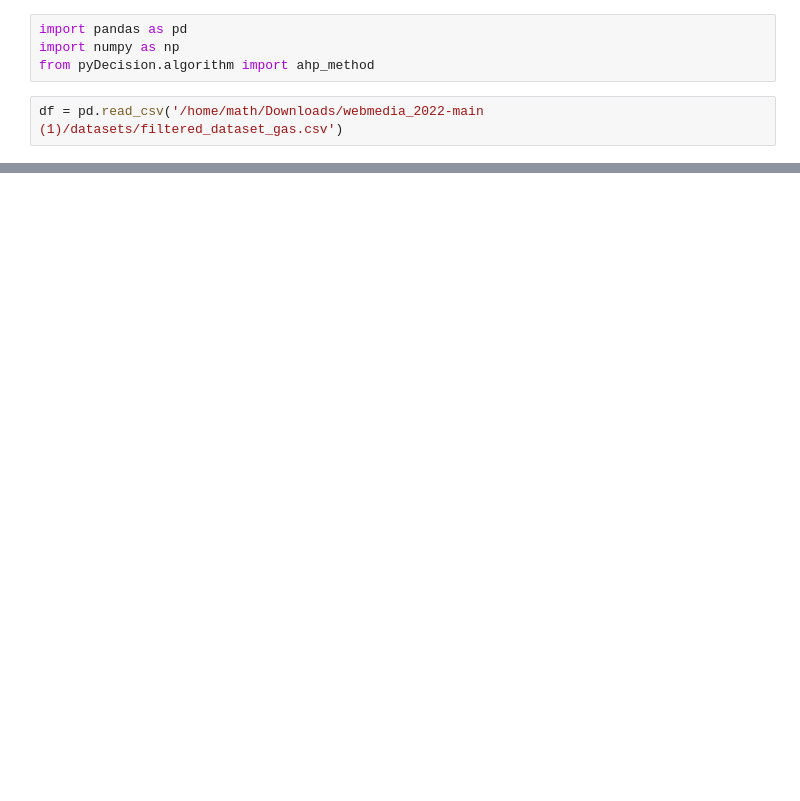
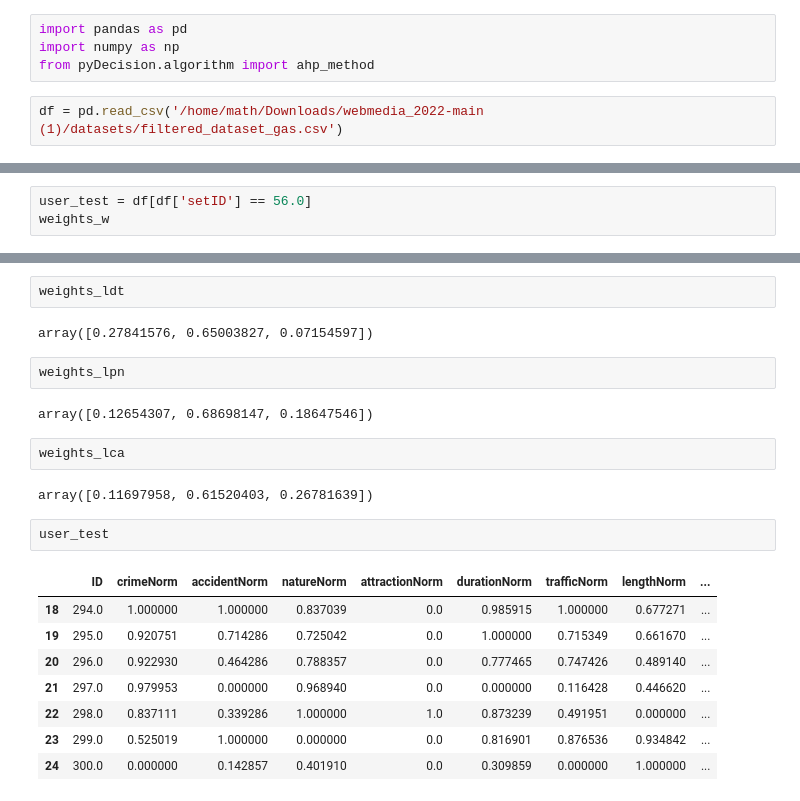
Before and after one commit to chsantos234/webmedia_2022, a Jupyter notebook: main.ipynb, the cells around one changed output, grey strips where cells are left out. Drawn from its saved outputs; the diff is of its cells as text; blank space fills up the shorter version.

```diff
--- a/main.ipynb
+++ b/main.ipynb
@@ -41,0 +129,3 @@ The solution is consistent
+# %%
+user_test = df[df['setID'] == 56.0]
+weights_w
@@ -41,0 +214,23 @@ The solution is consistent
+# %%
+weights_ldt
+# %% [output]
+array([0.27841576, 0.65003827, 0.07154597])
+# %%
+weights_lpn
+# %% [output]
+array([0.12654307, 0.68698147, 0.18647546])
+# %%
+weights_lca
+# %% [output]
+array([0.11697958, 0.61520403, 0.26781639])
+# %%
+user_test
+# %% [output]
+|  | ID | crimeNorm | accidentNorm | natureNorm | attractionNorm | durationNorm | trafficNorm | lengthNorm | ... |
+| 18 | 294.0 | 1.000000 | 1.000000 | 0.837039 | 0.0 | 0.985915 | 1.000000 | 0.677271 | ... |
+| 19 | 295.0 | 0.920751 | 0.714286 | 0.725042 | 0.0 | 1.000000 | 0.715349 | 0.661670 | ... |
+| 20 | 296.0 | 0.922930 | 0.464286 | 0.788357 | 0.0 | 0.777465 | 0.747426 | 0.489140 | ... |
+| 21 | 297.0 | 0.979953 | 0.000000 | 0.968940 | 0.0 | 0.000000 | 0.116428 | 0.446620 | ... |
+| 22 | 298.0 | 0.837111 | 0.339286 | 1.000000 | 1.0 | 0.873239 | 0.491951 | 0.000000 | ... |
+| 23 | 299.0 | 0.525019 | 1.000000 | 0.000000 | 0.0 | 0.816901 | 0.876536 | 0.934842 | ... |
+| 24 | 300.0 | 0.000000 | 0.142857 | 0.401910 | 0.0 | 0.309859 | 0.000000 | 1.000000 | ... |
```
Also changed, not shown: parts of 18 cells of this notebook, 7 other files.
